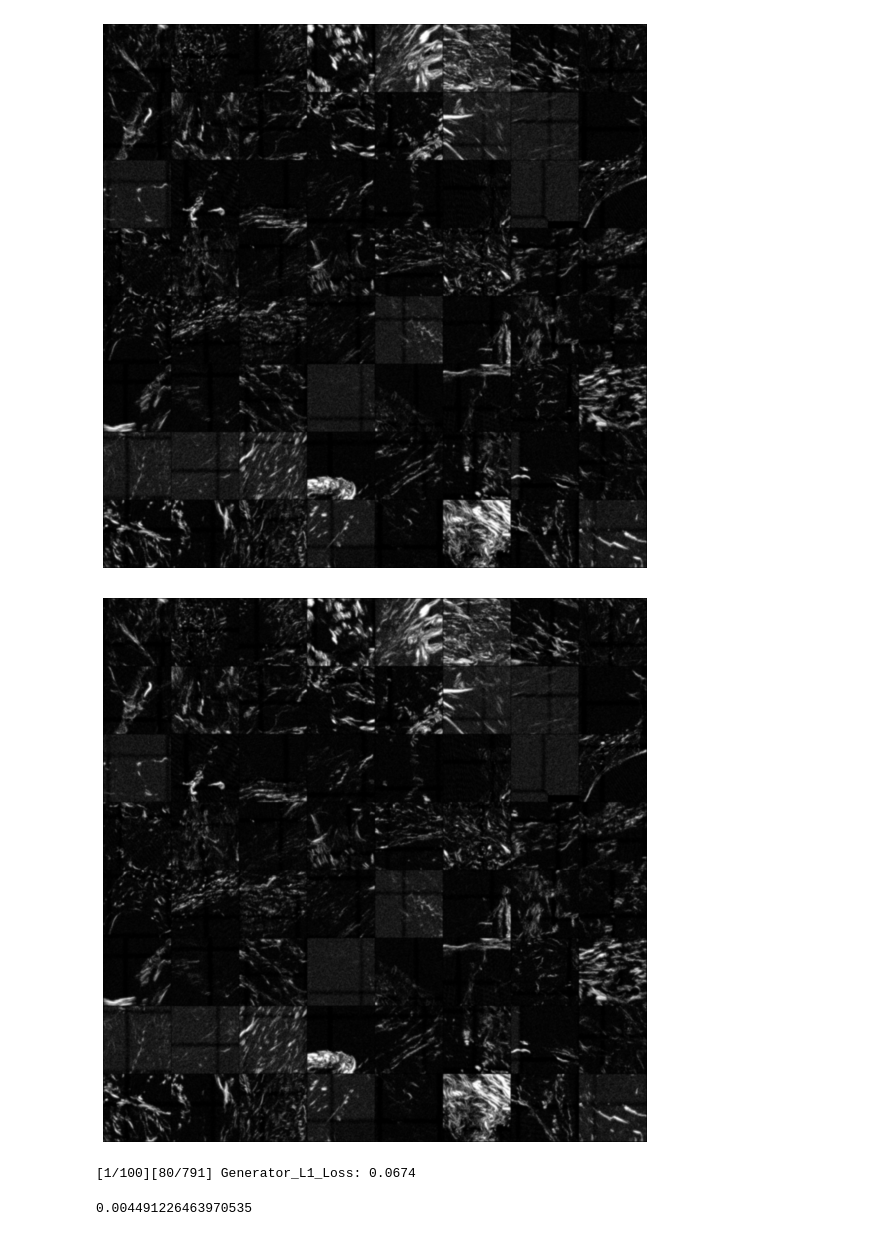
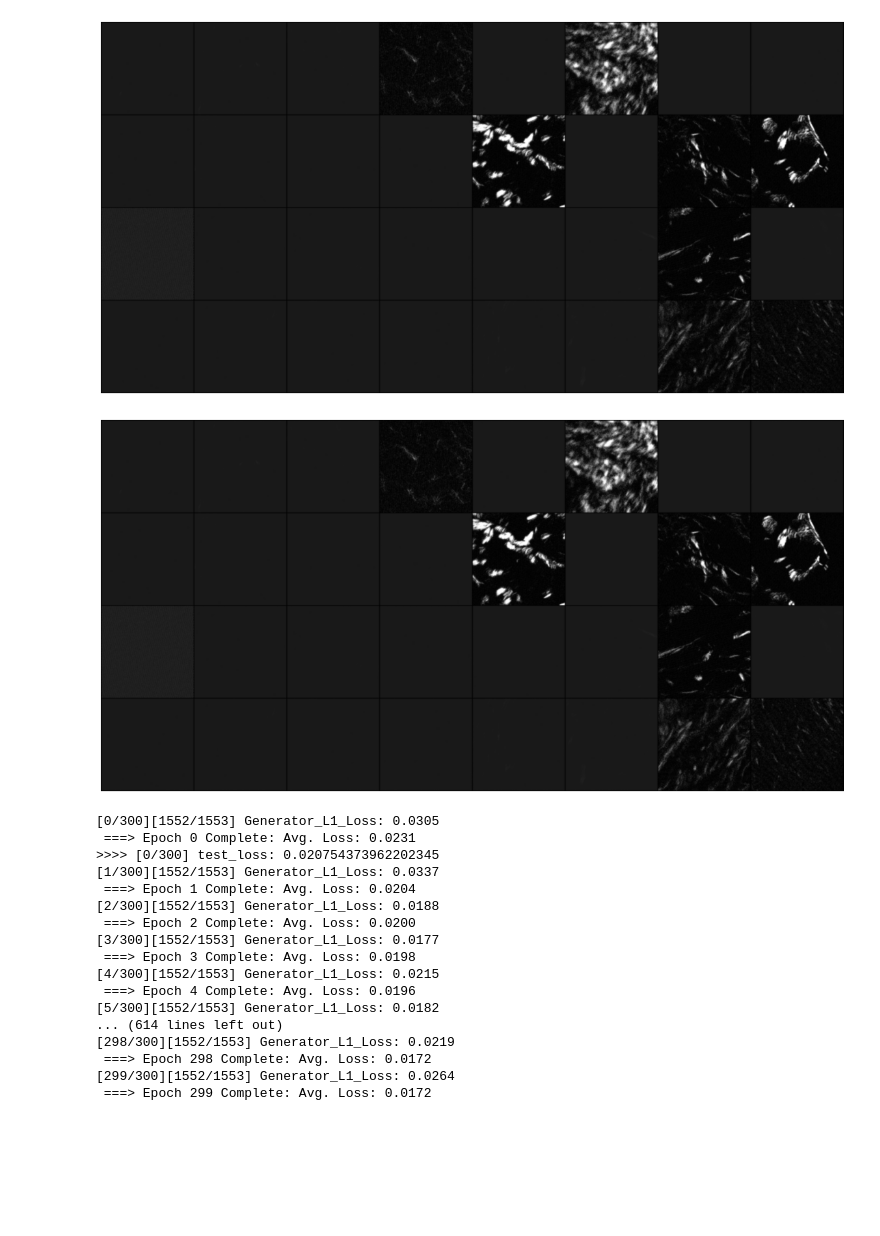
Before and after one commit to aarush-umap/lsm-run-time-enhancement, a Jupyter notebook: train-self-single.ipynb, the cells around one changed output. Cells and saved outputs as stored; diff of their text form; code cells hidden in the pictures; blank space fills up the shorter version.

```diff
--- a/train-self-single.ipynb
+++ b/train-self-single.ipynb
@@ -32,19 +32,19 @@ import srmodels_full as models
 # %%
 os.environ['CUDA_VISIBLE_DEVICES'] = '1'
 # %%
-def data_loader(args, csv='train', shuffle=True):
+def data_loader(args, csv='train', dataset_name='TMA'):
     if csv=='train':
-        transformed_dataset = data.Pair_Dataset(csv_file=data.compress_csv_path(csv),
+        transformed_dataset = data.Pair_Dataset(csv_file=data.compress_csv_path(csv, resolution='256', dataset_name=dataset_name),
                                                    transform=data.Compose([
                                                        data.ToTensor()
                                                ]))
         dataloader = DataLoader(transformed_dataset, batch_size=args.batch_size, shuffle=True, num_workers=args.num_workers)
     if csv=='valid':
-        transformed_dataset = data.Pair_Dataset(csv_file=data.compress_csv_path(csv),
+        transformed_dataset = data.Pair_Dataset(csv_file=data.compress_csv_path(csv, resolution='256', dataset_name=dataset_name),
                                                    transform=data.Compose([
                                                        data.ToTensor()
                                                ]))
-        dataloader = DataLoader(transformed_dataset, batch_size=args.batch_size, shuffle=shuffle, num_workers=args.num_workers)
+        dataloader = DataLoader(transformed_dataset, batch_size=args.batch_size, shuffle=True, num_workers=args.num_workers)
     return dataloader
 # %%
 def train(args, epoch, run, l, p, dataloader, gan=True):
@@ -250,42 +250,42 @@ def test(args, generator, p, dataloader, criterion):
 # %%
 args = argparse.Namespace()
 args.img_channel = 1
-args.batch_size = 64
+args.batch_size = 32
 args.patch_size = 512
 args.up_scale = 5
 args.num_workers = 0
-args.num_epochs = 100
+args.num_epochs = 300
 args.g_lr = 0.0001
 args.d_lr = 0.00001
 args.dataset = 'TMA'
 args.num_critic = 10
 args.normalize = None
 args.percep_weight = 0.02
-args.dropout_rate = 0.05
+args.dropout_rate = 0.1
 args.average_factor = 100
 args.run_from = None
 args.start_epoch = 1
 args.gan = True
 # %%
 device = torch.device('cuda:0')
-data.generate_compress_csv()
-valid_dataset = data_loader(args, 'valid')
+data.generate_compress_csv(dataset_name="TMA-slice")
+valid_dataset = data_loader(args, 'train', dataset_name="TMA-slice")
 data.show_patch(valid_dataset, 0)
 # define model
 generator = models.Generator(args.img_channel, base_channel=8, norm='instance')
 # generator = models.Net(args.img_channel, upscale_factor=2)
 generator.to(device);
 discriminator = models.Discriminator(args.img_channel, norm='batch')
 discriminator.to(device);
 criterionL = nn.L1Loss(reduction='none').cuda()
 criterionMSE = nn.MSELoss(reduction='none').cuda()
 optimizer_G = torch.optim.Adam(generator.parameters(), lr=args.g_lr)
 optimizer_D = torch.optim.Adam(discriminator.parameters(), lr=args.d_lr)
 patch = (1, args.patch_size // 2 ** 4, args.patch_size // 2 ** 4)
 Tensor = torch.cuda.FloatTensor
 # %% [output]
-[figure, old version]
+[figure, new version]
-[figure, old version]
+[figure, new version]
 # %%
 if args.run_from is not None:
     generator.load_state_dict(torch.load(os.path.join('weights-self', args.run_from, 'generator.pth')))
@@ -302,11 +302,11 @@ scheduler_D = torch.optim.lr_scheduler.CosineAnnealingLR(optimizer_D, args.num_e
 # %%
 warnings.filterwarnings('ignore')
 # %%
-run = 'self-0.05-full' + '-' + datetime.now().strftime("%Y-%m-%d--%H-%M-%S")
-train_dataset = data_loader(args, 'train')
+run = 'self-slice-0.1-full' + '-' + datetime.now().strftime("%Y-%m-%d--%H-%M-%S")
+train_dataset = data_loader(args, 'train', dataset_name="TMA-slice")
 l = args.percep_weight
 p = args.dropout_rate
-for epoch in range(args.start_epoch, args.num_epochs):
+for epoch in range(0, args.num_epochs):
     gan = False
     train(args, epoch, run, l, p, train_dataset, gan)
     scheduler_G.step()
@@ -315,4 +315,20 @@ for epoch in range(args.start_epoch, args.num_epochs):
         test_loss = test(args, generator, p, valid_dataset, criterion=criterionMSE)
         print('\r>>>> [{}/{}] test_loss: {}'.format(epoch, args.num_epochs, test_loss))
 # %% [output]
-[1/100][80/791] Generator_L1_Loss: 0.0674
+[0/300][1552/1553] Generator_L1_Loss: 0.0305
+ ===> Epoch 0 Complete: Avg. Loss: 0.0231
+>>>> [0/300] test_loss: 0.020754373962202345
+[1/300][1552/1553] Generator_L1_Loss: 0.0337
+ ===> Epoch 1 Complete: Avg. Loss: 0.0204
+[2/300][1552/1553] Generator_L1_Loss: 0.0188
+ ===> Epoch 2 Complete: Avg. Loss: 0.0200
+[3/300][1552/1553] Generator_L1_Loss: 0.0177
+ ===> Epoch 3 Complete: Avg. Loss: 0.0198
+[4/300][1552/1553] Generator_L1_Loss: 0.0215
+ ===> Epoch 4 Complete: Avg. Loss: 0.0196
+[5/300][1552/1553] Generator_L1_Loss: 0.0182
+... (614 lines left out)
+[298/300][1552/1553] Generator_L1_Loss: 0.0219
+ ===> Epoch 298 Complete: Avg. Loss: 0.0172
+[299/300][1552/1553] Generator_L1_Loss: 0.0264
+ ===> Epoch 299 Complete: Avg. Loss: 0.0172
@@ -322,4 +334,0 @@ test_loss = test(args, generator, p, valid_dataset, criterion=criterionMSE)
-# %%
-test_loss
-# %% [output]
-0.004491226463970535
```
Also changed, not shown: parts of 7 cells of this notebook, 7 other files.
